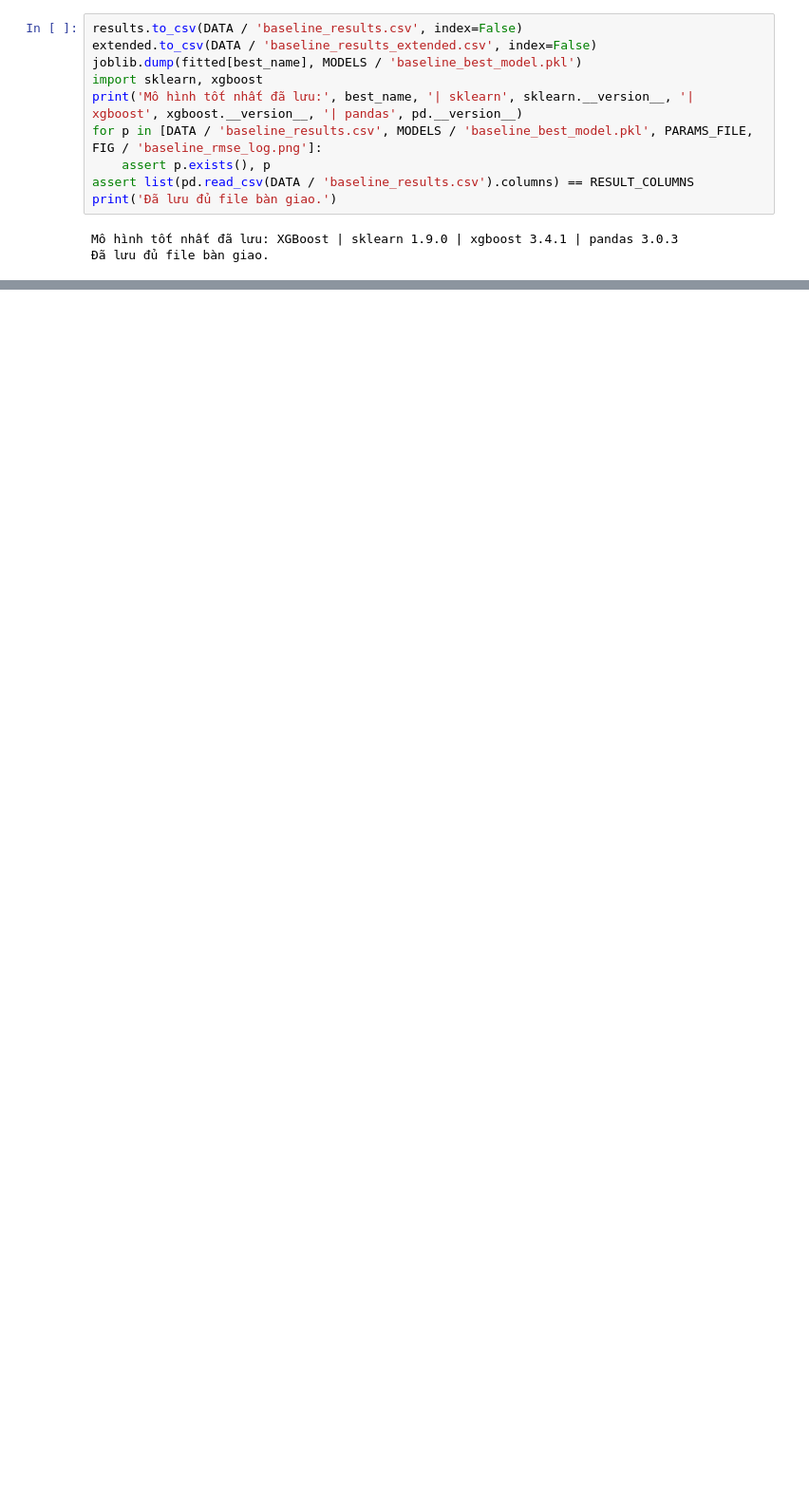
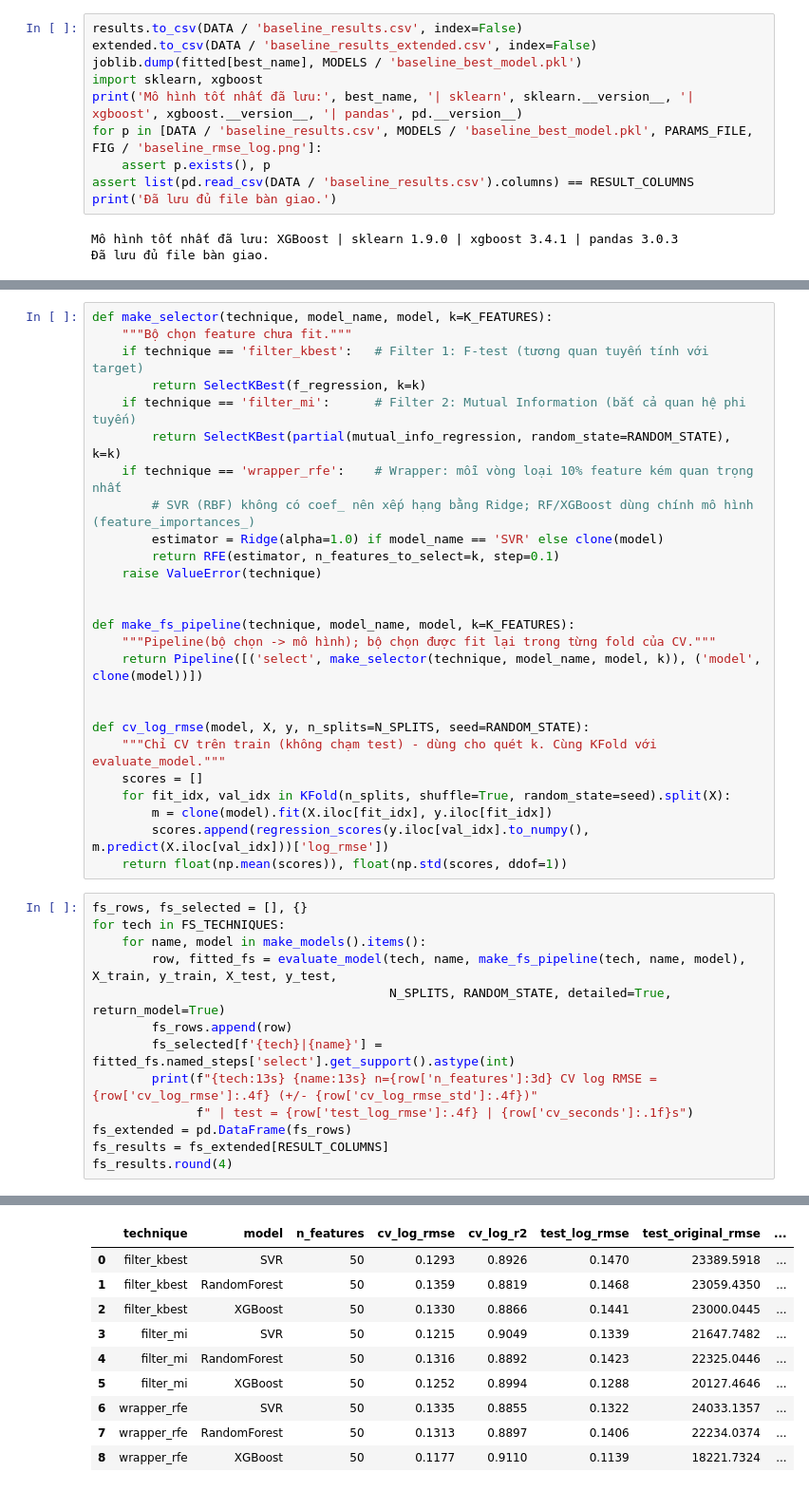
Before and after one commit to DangHau19/MLGroup, a Jupyter notebook: Tuan04/01_preprocessing.ipynb, the cells around one changed output, grey strips where cells are left out. Shown at 95% size. Drawn from its saved outputs; the diff is of its cells as text; blank space fills up the shorter version.

```diff
--- a/Tuan04/01_preprocessing.ipynb
+++ b/Tuan04/01_preprocessing.ipynb
@@ -985,0 +1024,40 @@ Mô hình tốt nhất đã lưu: XGBoost | sklearn 1.9.0 | xgboost 3.4.1 | pand
+# %%
+def make_selector(technique, model_name, model, k=K_FEATURES):
+    """Bộ chọn feature chưa fit."""
+    if technique == 'filter_kbest':   # Filter 1: F-test (tương quan tuyến tính với target)
+        return SelectKBest(f_regression, k=k)
+    if technique == 'filter_mi':      # Filter 2: Mutual Information (bắt cả quan hệ phi tuyến)
+        return SelectKBest(partial(mutual_info_regression, random_state=RANDOM_STATE), k=k)
+    if technique == 'wrapper_rfe':    # Wrapper: mỗi vòng loại 10% feature kém quan trọng nhất
+        # SVR (RBF) không có coef_ nên xếp hạng bằng Ridge; RF/XGBoost dùng chính mô hình (feature_importances_)
+        estimator = Ridge(alpha=1.0) if model_name == 'SVR' else clone(model)
+        return RFE(estimator, n_features_to_select=k, step=0.1)
+    raise ValueError(technique)
+
+
+def make_fs_pipeline(technique, model_name, model, k=K_FEATURES):
+    """Pipeline(bộ chọn -> mô hình); bộ chọn được fit lại trong từng fold của CV."""
+    return Pipeline([('select', make_selector(technique, model_name, model, k)), ('model', clone(model))])
+
+
+def cv_log_rmse(model, X, y, n_splits=N_SPLITS, seed=RANDOM_STATE):
+    """Chỉ CV trên train (không chạm test) - dùng cho quét k. Cùng KFold với evaluate_model."""
+    scores = []
+    for fit_idx, val_idx in KFold(n_splits, shuffle=True, random_state=seed).split(X):
+        m = clone(model).fit(X.iloc[fit_idx], y.iloc[fit_idx])
+        scores.append(regression_scores(y.iloc[val_idx].to_numpy(), m.predict(X.iloc[val_idx]))['log_rmse'])
+    return float(np.mean(scores)), float(np.std(scores, ddof=1))
+# %%
+fs_rows, fs_selected = [], {}
+for tech in FS_TECHNIQUES:
+    for name, model in make_models().items():
+        row, fitted_fs = evaluate_model(tech, name, make_fs_pipeline(tech, name, model), X_train, y_train, X_test, y_test,
+                                        N_SPLITS, RANDOM_STATE, detailed=True, return_model=True)
+        fs_rows.append(row)
+        fs_selected[f'{tech}|{name}'] = fitted_fs.named_steps['select'].get_support().astype(int)
+        print(f"{tech:13s} {name:13s} n={row['n_features']:3d} CV log RMSE = {row['cv_log_rmse']:.4f} (+/- {row['cv_log_rmse_std']:.4f})"
+              f" | test = {row['test_log_rmse']:.4f} | {row['cv_seconds']:.1f}s")
+fs_extended = pd.DataFrame(fs_rows)
+fs_results = fs_extended[RESULT_COLUMNS]
+fs_results.round(4)
+# %% [output]
@@ -985,0 +1073,10 @@ Mô hình tốt nhất đã lưu: XGBoost | sklearn 1.9.0 | xgboost 3.4.1 | pand
+|  | technique | model | n_features | cv_log_rmse | cv_log_r2 | test_log_rmse | test_original_rmse | ... |
+| 0 | filter_kbest | SVR | 50 | 0.1293 | 0.8926 | 0.1470 | 23389.5918 | ... |
+| 1 | filter_kbest | RandomForest | 50 | 0.1359 | 0.8819 | 0.1468 | 23059.4350 | ... |
+| 2 | filter_kbest | XGBoost | 50 | 0.1330 | 0.8866 | 0.1441 | 23000.0445 | ... |
+| 3 | filter_mi | SVR | 50 | 0.1215 | 0.9049 | 0.1339 | 21647.7482 | ... |
+| 4 | filter_mi | RandomForest | 50 | 0.1316 | 0.8892 | 0.1423 | 22325.0446 | ... |
+| 5 | filter_mi | XGBoost | 50 | 0.1252 | 0.8994 | 0.1288 | 20127.4646 | ... |
+| 6 | wrapper_rfe | SVR | 50 | 0.1335 | 0.8855 | 0.1322 | 24033.1357 | ... |
+| 7 | wrapper_rfe | RandomForest | 50 | 0.1313 | 0.8897 | 0.1406 | 22234.0374 | ... |
+| 8 | wrapper_rfe | XGBoost | 50 | 0.1177 | 0.9110 | 0.1139 | 18221.7324 | ... |
```
Also changed, not shown: parts of 14 cells of this notebook, 7 other files.
